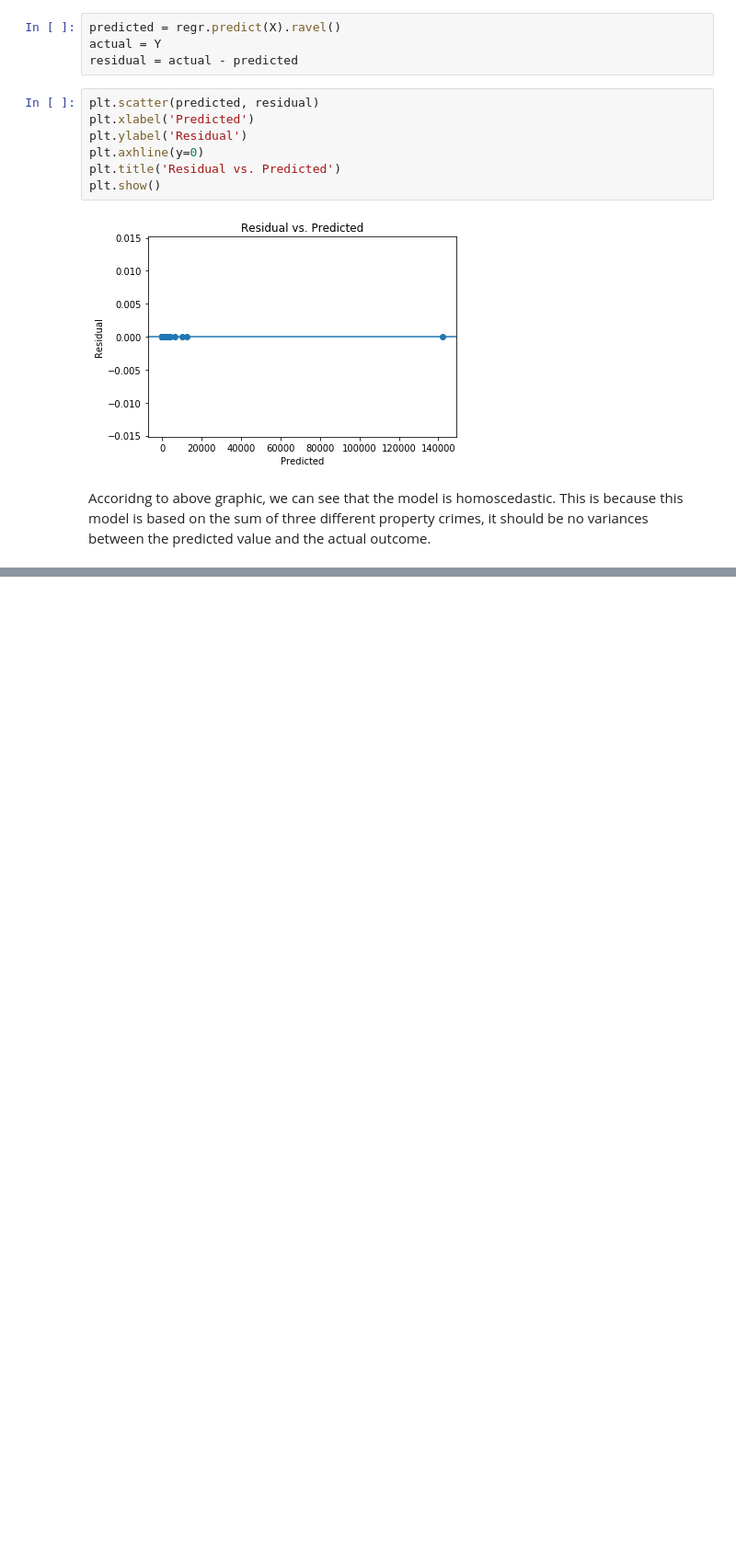
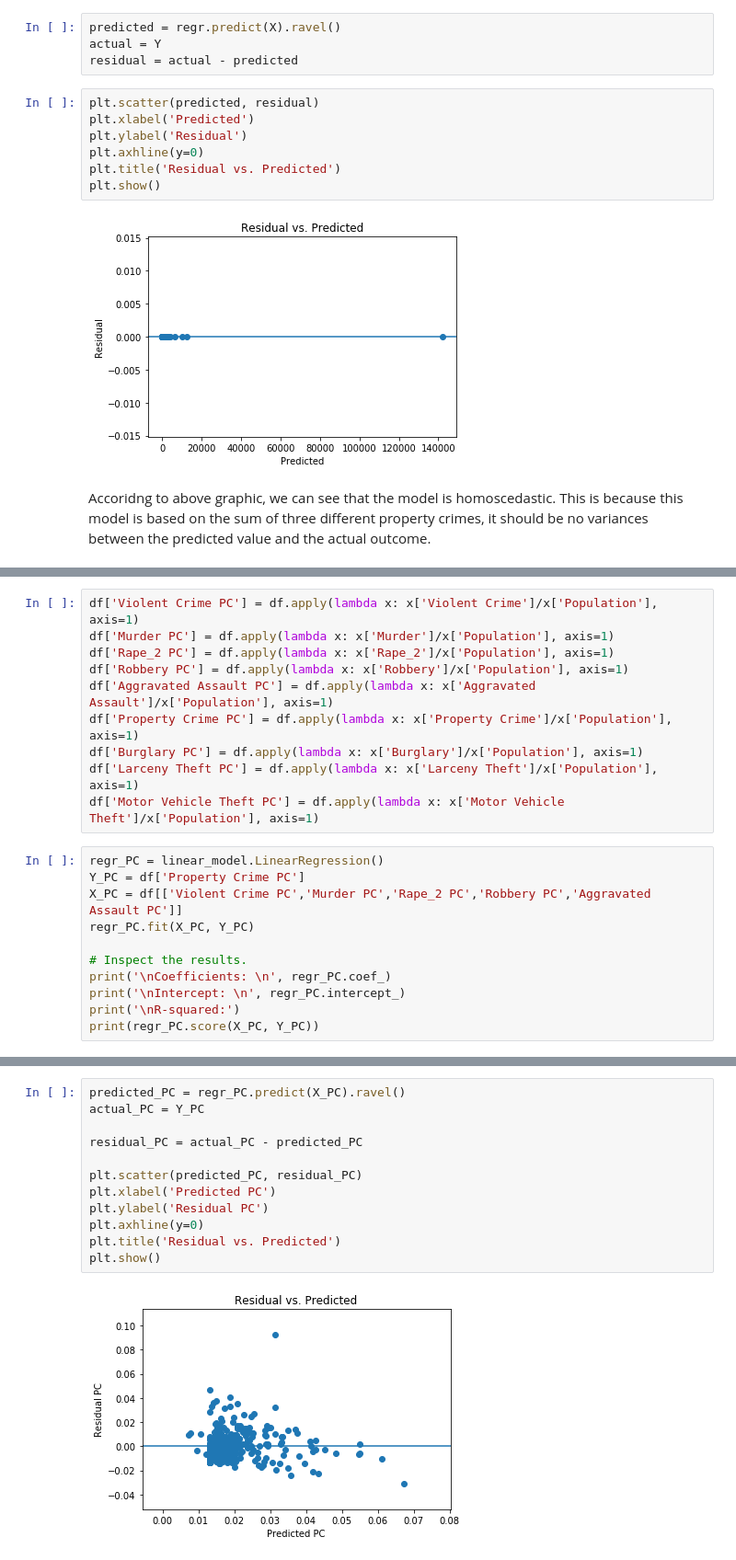
Before and after one commit to jatlukze/Thinkful-Practices, a Jupyter notebook: FBI Crime Regression Model.ipynb, the cells around one changed output, grey strips where cells are left out. Shown at 92% size. Drawn from its saved outputs; the diff is of its cells as text; blank space fills up the shorter version.

```diff
--- a/FBI Crime Regression Model.ipynb
+++ b/FBI Crime Regression Model.ipynb
@@ -368,0 +372,21 @@ Accoridng to above graphic, we can see that the model is homoscedastic. This is
+# %%
+df['Violent Crime PC'] = df.apply(lambda x: x['Violent Crime']/x['Population'], axis=1)
+df['Murder PC'] = df.apply(lambda x: x['Murder']/x['Population'], axis=1)
+df['Rape_2 PC'] = df.apply(lambda x: x['Rape_2']/x['Population'], axis=1)
+df['Robbery PC'] = df.apply(lambda x: x['Robbery']/x['Population'], axis=1)
+df['Aggravated Assault PC'] = df.apply(lambda x: x['Aggravated Assault']/x['Population'], axis=1)
+df['Property Crime PC'] = df.apply(lambda x: x['Property Crime']/x['Population'], axis=1)
+df['Burglary PC'] = df.apply(lambda x: x['Burglary']/x['Population'], axis=1)
+df['Larceny Theft PC'] = df.apply(lambda x: x['Larceny Theft']/x['Population'], axis=1)
+df['Motor Vehicle Theft PC'] = df.apply(lambda x: x['Motor Vehicle Theft']/x['Population'], axis=1)
+# %%
+regr_PC = linear_model.LinearRegression()
+Y_PC = df['Property Crime PC']
+X_PC = df[['Violent Crime PC','Murder PC','Rape_2 PC','Robbery PC','Aggravated Assault PC']]
+regr_PC.fit(X_PC, Y_PC)
+
+# Inspect the results.
+print('\nCoefficients: \n', regr_PC.coef_)
+print('\nIntercept: \n', regr_PC.intercept_)
+print('\nR-squared:')
+print(regr_PC.score(X_PC, Y_PC))
@@ -368,0 +402,14 @@ Accoridng to above graphic, we can see that the model is homoscedastic. This is
+# %%
+predicted_PC = regr_PC.predict(X_PC).ravel()
+actual_PC = Y_PC
+
+residual_PC = actual_PC - predicted_PC
+
+plt.scatter(predicted_PC, residual_PC)
+plt.xlabel('Predicted PC')
+plt.ylabel('Residual PC')
+plt.axhline(y=0)
+plt.title('Residual vs. Predicted')
+plt.show()
+# %% [output]
+[figure, added]
```
Also changed, not shown: parts of 3 cells of this notebook.
